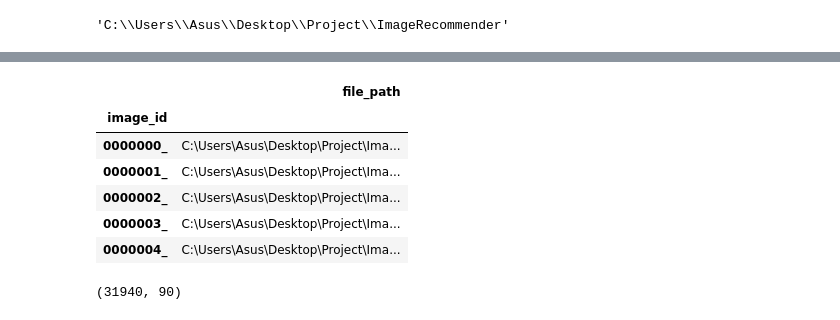
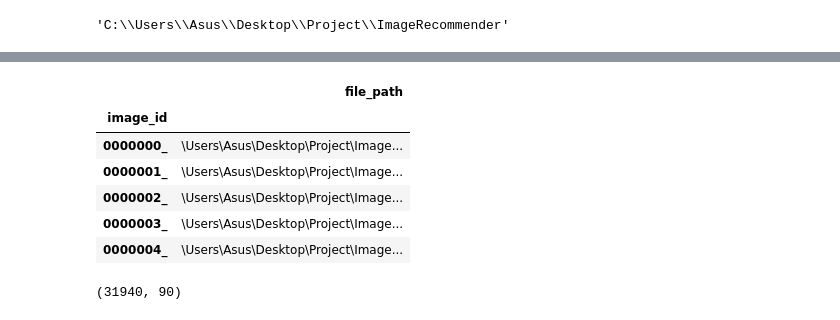
Before and after one commit to adhamarif/ImageRecommender, a Jupyter notebook: generator.ipynb, the cells around one changed output, grey strips where cells are left out. Drawn from its saved outputs; the diff is of its cells as text; code cells hidden in the pictures.

```diff
--- a/generator.ipynb
+++ b/generator.ipynb
@@ -126,10 +147,11 @@ Error while loading image: C:\Users\Asus\Desktop\Project\ImageRecommender\weathe
 # %%
+path_df = pd.read_pickle('file_path.pkl')
 path_df.head()
 # %% [output]
 |  | file_path |
 | image_id |  |
-| 0000000_ | C:\Users\Asus\Desktop\Project\Ima... |
-| 0000001_ | C:\Users\Asus\Desktop\Project\Ima... |
-| 0000002_ | C:\Users\Asus\Desktop\Project\Ima... |
-| 0000003_ | C:\Users\Asus\Desktop\Project\Ima... |
-| 0000004_ | C:\Users\Asus\Desktop\Project\Ima... |
+| 0000000_ | \Users\Asus\Desktop\Project\Image... |
+| 0000001_ | \Users\Asus\Desktop\Project\Image... |
+| 0000002_ | \Users\Asus\Desktop\Project\Image... |
+| 0000003_ | \Users\Asus\Desktop\Project\Image... |
+| 0000004_ | \Users\Asus\Desktop\Project\Image... |
```
Also changed, not shown: parts of 8 cells of this notebook, 1 other file.
